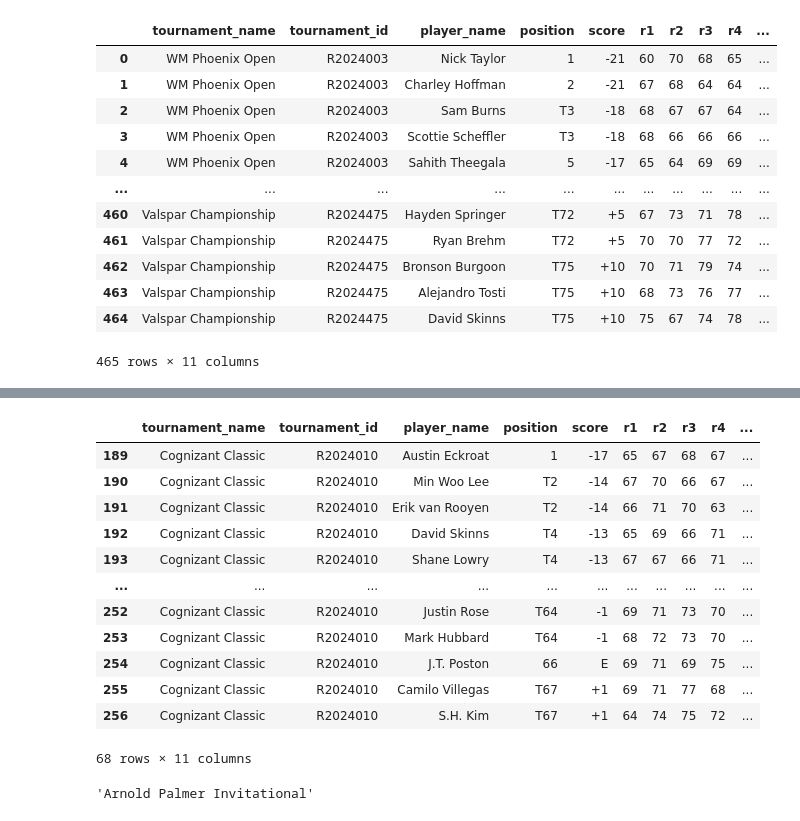
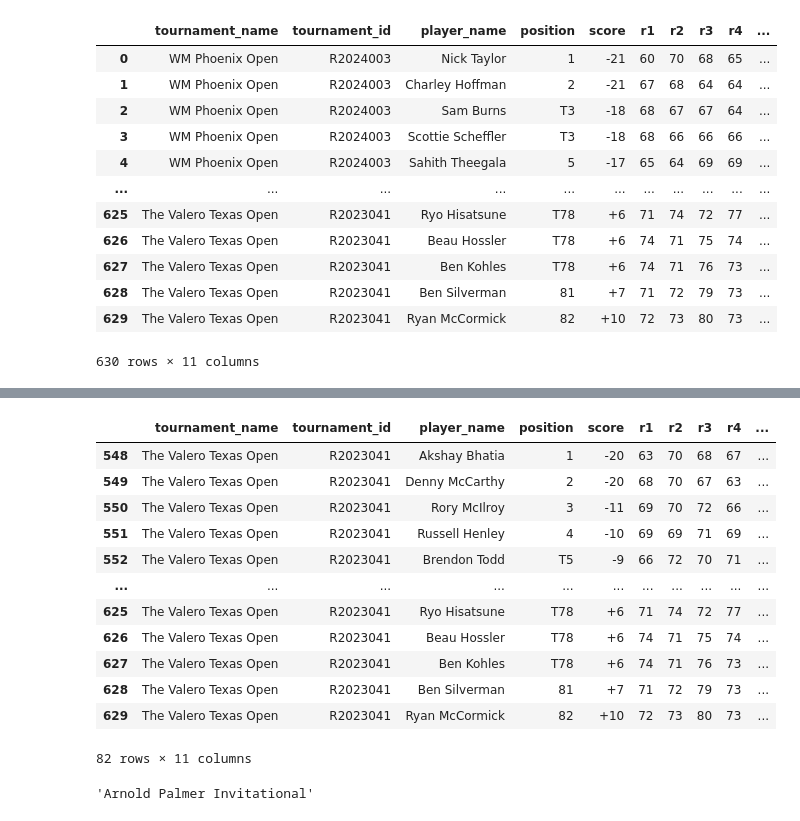
Before and after one commit to 80penguin80/pga_pool_app, a Jupyter notebook: result_scraper.ipynb, the cells around one changed output, grey strips where cells are left out. Saved outputs shown, nothing was run; the diff lists cells and outputs as text; code cells hidden in the pictures.

```diff
--- a/result_scraper.ipynb
+++ b/result_scraper.ipynb
@@ -6,7 +6,9 @@ import requests
 ids = {'WM Phoenix Open': 'R2024003','The Genesis Invitational': 'R2024007',
        'Mexico Open at Vidanta':'R2024540','Cognizant Classic':'R2024010',
        'Arnold Palmer Invitational':'R2024009',
-       'THE PLAYERS Championship':'R2024011','Valspar Championship':'R2024475'}
+       'THE PLAYERS Championship':'R2024011', "Texas Children's Houston Open": 'R2024020',
+       'Valspar Championship':'R2024475',
+       'The Valero Texas Open': 'R2023041'}
 
 r1 = []
 r2 = []
@@ -78,12 +80,12 @@ df
 | 3 | WM Phoenix Open | R2024003 | Scottie Scheffler | T3 | -18 | 68 | 66 | 66 | 66 | ... |
 | 4 | WM Phoenix Open | R2024003 | Sahith Theegala | 5 | -17 | 65 | 64 | 69 | 69 | ... |
 | ... | ... | ... | ... | ... | ... | ... | ... | ... | ... | ... |
-| 460 | Valspar Championship | R2024475 | Hayden Springer | T72 | +5 | 67 | 73 | 71 | 78 | ... |
-| 461 | Valspar Championship | R2024475 | Ryan Brehm | T72 | +5 | 70 | 70 | 77 | 72 | ... |
-| 462 | Valspar Championship | R2024475 | Bronson Burgoon | T75 | +10 | 70 | 71 | 79 | 74 | ... |
-| 463 | Valspar Championship | R2024475 | Alejandro Tosti | T75 | +10 | 68 | 73 | 76 | 77 | ... |
-| 464 | Valspar Championship | R2024475 | David Skinns | T75 | +10 | 75 | 67 | 74 | 78 | ... |
+| 625 | The Valero Texas Open | R2023041 | Ryo Hisatsune | T78 | +6 | 71 | 74 | 72 | 77 | ... |
+| 626 | The Valero Texas Open | R2023041 | Beau Hossler | T78 | +6 | 74 | 71 | 75 | 74 | ... |
+| 627 | The Valero Texas Open | R2023041 | Ben Kohles | T78 | +6 | 74 | 71 | 76 | 73 | ... |
+| 628 | The Valero Texas Open | R2023041 | Ben Silverman | 81 | +7 | 71 | 72 | 79 | 73 | ... |
+| 629 | The Valero Texas Open | R2023041 | Ryan McCormick | 82 | +10 | 72 | 73 | 80 | 73 | ... |
-465 rows × 11 columns
+630 rows × 11 columns
 # %%
 df.to_csv('/Users/Zack Burnside/Desktop/tournament_results.csv')
 # %%
@@ -95,21 +97,21 @@ df[df['player_name'] == 'Sam Burns']
 | 288 | Arnold Palmer Invitational | R2024009 | Sam Burns | T30 | +1 | 68 | 72 | 71 | 78 | ... |
 | 364 | THE PLAYERS Championship | R2024011 | Sam Burns | T45 | -4 | 73 | 70 | 65 | 76 | ... |
 # %%
-df[df['tournament_name'] == 'Cognizant Classic']
+df[df['tournament_name'] == 'The Valero Texas Open']
 # %% [output]
 |  | tournament_name | tournament_id | player_name | position | score | r1 | r2 | r3 | r4 | ... |
-| 189 | Cognizant Classic | R2024010 | Austin Eckroat | 1 | -17 | 65 | 67 | 68 | 67 | ... |
-| 190 | Cognizant Classic | R2024010 | Min Woo Lee | T2 | -14 | 67 | 70 | 66 | 67 | ... |
-| 191 | Cognizant Classic | R2024010 | Erik van Rooyen | T2 | -14 | 66 | 71 | 70 | 63 | ... |
-| 192 | Cognizant Classic | R2024010 | David Skinns | T4 | -13 | 65 | 69 | 66 | 71 | ... |
-| 193 | Cognizant Classic | R2024010 | Shane Lowry | T4 | -13 | 67 | 67 | 66 | 71 | ... |
+| 548 | The Valero Texas Open | R2023041 | Akshay Bhatia | 1 | -20 | 63 | 70 | 68 | 67 | ... |
+| 549 | The Valero Texas Open | R2023041 | Denny McCarthy | 2 | -20 | 68 | 70 | 67 | 63 | ... |
+| 550 | The Valero Texas Open | R2023041 | Rory McIlroy | 3 | -11 | 69 | 70 | 72 | 66 | ... |
+| 551 | The Valero Texas Open | R2023041 | Russell Henley | 4 | -10 | 69 | 69 | 71 | 69 | ... |
+| 552 | The Valero Texas Open | R2023041 | Brendon Todd | T5 | -9 | 66 | 72 | 70 | 71 | ... |
 | ... | ... | ... | ... | ... | ... | ... | ... | ... | ... | ... |
-| 252 | Cognizant Classic | R2024010 | Justin Rose | T64 | -1 | 69 | 71 | 73 | 70 | ... |
-| 253 | Cognizant Classic | R2024010 | Mark Hubbard | T64 | -1 | 68 | 72 | 73 | 70 | ... |
-| 254 | Cognizant Classic | R2024010 | J.T. Poston | 66 | E | 69 | 71 | 69 | 75 | ... |
-| 255 | Cognizant Classic | R2024010 | Camilo Villegas | T67 | +1 | 69 | 71 | 77 | 68 | ... |
-| 256 | Cognizant Classic | R2024010 | S.H. Kim | T67 | +1 | 64 | 74 | 75 | 72 | ... |
+| 625 | The Valero Texas Open | R2023041 | Ryo Hisatsune | T78 | +6 | 71 | 74 | 72 | 77 | ... |
+| 626 | The Valero Texas Open | R2023041 | Beau Hossler | T78 | +6 | 74 | 71 | 75 | 74 | ... |
+| 627 | The Valero Texas Open | R2023041 | Ben Kohles | T78 | +6 | 74 | 71 | 76 | 73 | ... |
+| 628 | The Valero Texas Open | R2023041 | Ben Silverman | 81 | +7 | 71 | 72 | 79 | 73 | ... |
+| 629 | The Valero Texas Open | R2023041 | Ryan McCormick | 82 | +10 | 72 | 73 | 80 | 73 | ... |
-68 rows × 11 columns
+82 rows × 11 columns
 # %%
 df.groupby('tournament_name')['score'].count().index[0]
 # %% [output]
```
Also changed, not shown: 2 other files.
